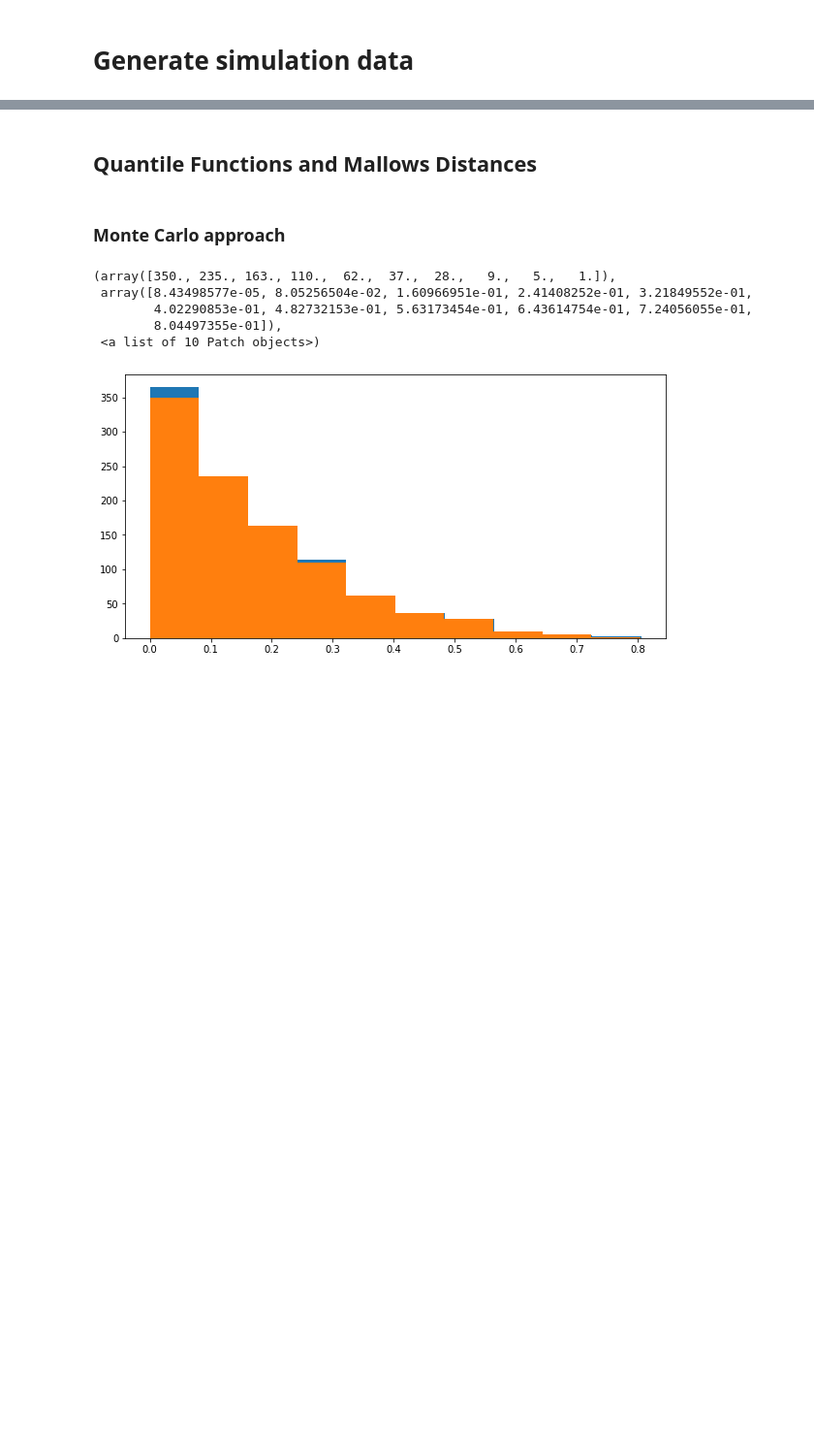
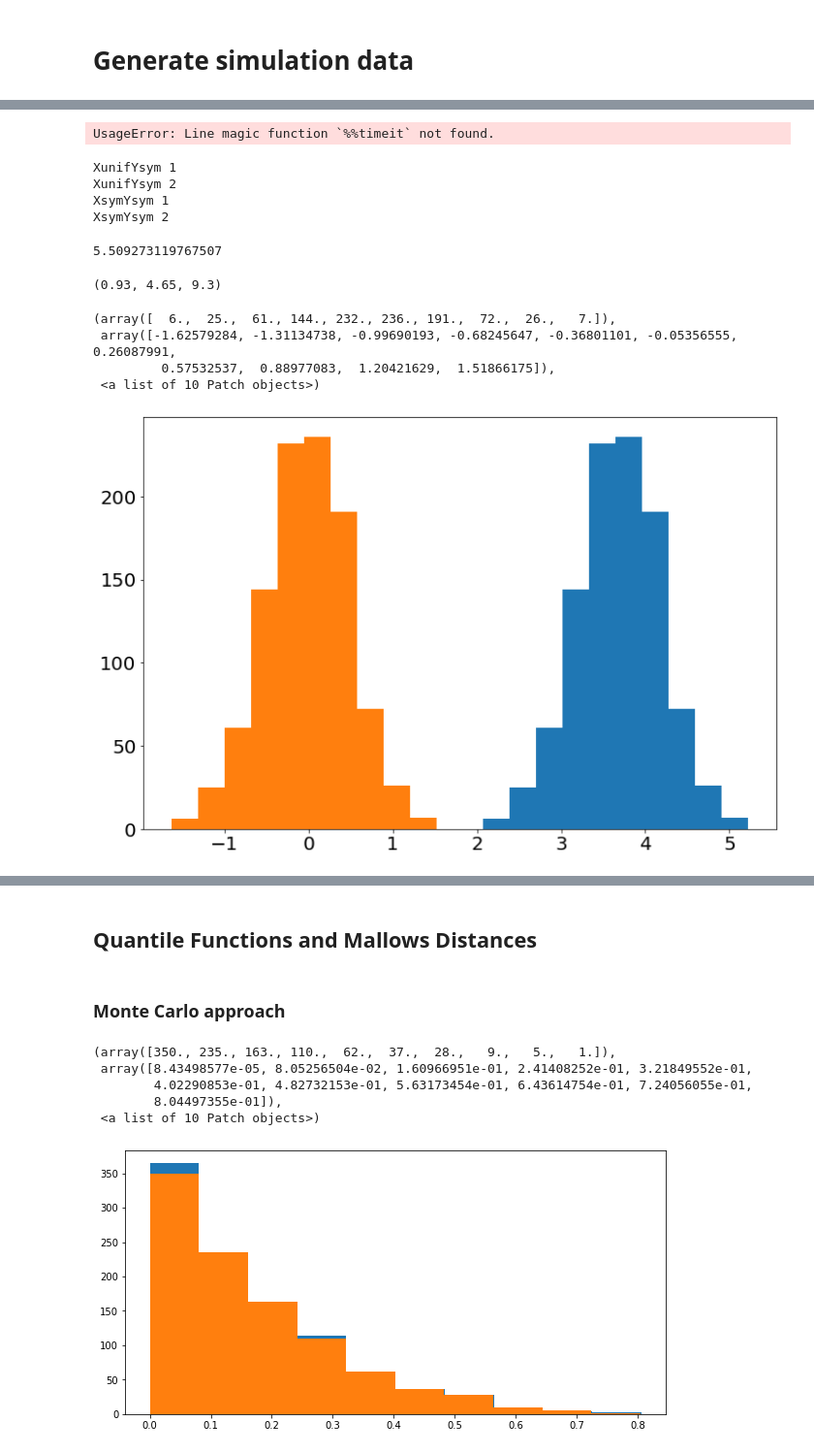
Before and after one commit to SteefanContractor/SymbolicDataAnalysis, a Jupyter notebook: code/clustering_simulations.ipynb, the cells around one changed output, grey strips where cells are left out. Shown at 97% size. Saved outputs shown, nothing was run; the diff lists cells and outputs as text; code cells hidden in the pictures; blank space fills up the shorter version.

```diff
--- a/code/clustering_simulations.ipynb
+++ b/code/clustering_simulations.ipynb
@@ -4,6 +4,7 @@ import random
 import math
 import matplotlib.pyplot as plt
 from scipy.stats import beta as betadist
+from scipy.stats import norm
 from scipy.special import beta, betainc
 from scipy.integrate import quad as integrate
 from scipy.integrate import dblquad
@@ -12,20 +13,23 @@ from numpy import vectorize as Vectorize
 from math import asin
 from numba import jit, njit
 import time
-plt.rcParams['figure.figsize'] = (10, 5)
+import pickle
+plt.rcParams['figure.figsize'] = (12, 8)
+plt.rcParams.update({'font.size': 20})
 np.set_printoptions(linewidth=100)
 # %% [markdown]
 # Generate simulation data
 # %%
-def generate_data(I = 100, k = random.uniform(0, 8), seed = 9876):
+@jit(nopython=True)
+def generate_data(I = 50, k = random.uniform(0, 8), csig=1., rlsig=1.):
     Xi = []
     Yi = []
     ci = []
     ri = []
-    random.seed(seed)
+#     random.seed(seed)
     for i in range(I):
-        ci.append(random.random())
-        ri.append(math.exp(random.random()))
+        ci.append(random.gauss(0,csig))
+        ri.append(random.lognormvariate(0,rlsig))
         li = ci[-1] - ri[-1]
         mi = ci[-1] + ri[-1]
         Xi.append([li, mi])
@@ -40,0 +56,28 @@ ri_joined = r1 + r2
+# %%
+# jit()
+%%timeit
+Xi, Yi, c1, r1, c2, k = generate_data(I=20, k=2)
+r2 = r1
+
+ci_joined = c1 + c2
+ri_joined = r1 + r2
+# %% [output]
+UsageError: Line magic function `%%timeit` not found.
+# %%
+# K = [np.linspace(0.0465,0.93,20), np.linspace(0.155,4.65,30), np.linspace(0.2325,9.3,40)]
+# for csig,K in zip([0.1, 0.5, 1.],K):
+#     print(K.shape)
+#     for rlsig in [0.1, 0.5, 1.]:
+#         if (csig!=1. or rlsig!=1.):
+#             print(f'csig: {csig} rlsig: {rlsig}')
+
+scenarios = ['XunifYunif', 'XunifYsym', 'XsymYsym']
+methods = [1,2]
+for scenario in scenarios[1:]:
+    for method in methods:
+        print(scenario, method)
+# %% [output]
+XunifYsym 1
+XunifYsym 2
+XsymYsym 1
+XsymYsym 2
@@ -40,0 +86,18 @@ ri_joined = r1 + r2
+# %%
+end=time.time()
+(end-start)/60.
+# %% [output]
+5.509273119767507
+# %%
+round(2.5*norm.ppf(0.9999, scale=0.1),2), round(2.5*norm.ppf(0.9999, scale=0.5),2), round(2.5*norm.ppf(0.9999),2)
+# %% [output]
+(0.93, 4.65, 9.3)
+# %%
+plt.hist(c2)
+plt.hist(c1)
+# %% [output]
+(array([  6.,  25.,  61., 144., 232., 236., 191.,  72.,  26.,   7.]),
+ array([-1.62579284, -1.31134738, -0.99690193, -0.68245647, -0.36801101, -0.05356555,  0.26087991,
+         0.57532537,  0.88977083,  1.20421629,  1.51866175]),
+ <a list of 10 Patch objects>)
+[figure, added]
```
Also changed, not shown: parts of 36 cells of this notebook, 1 other file.
